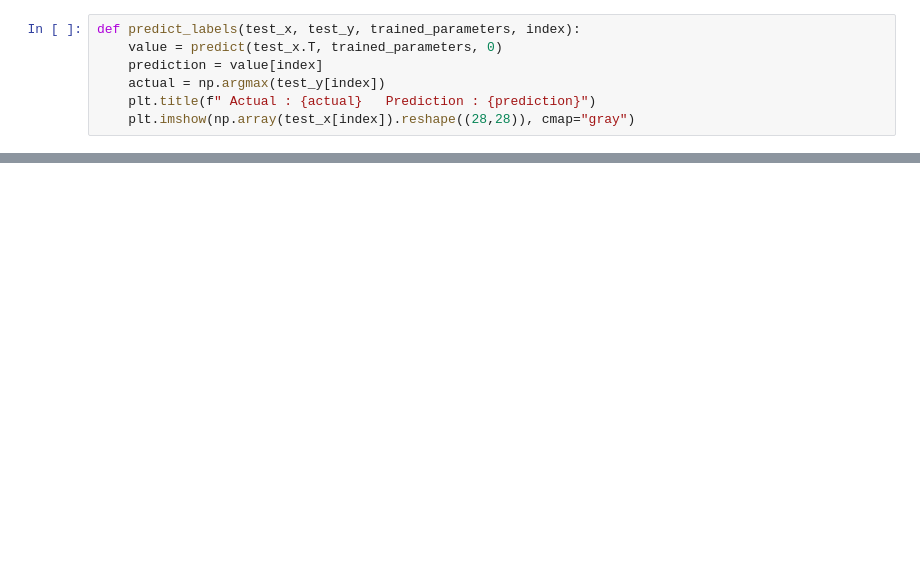
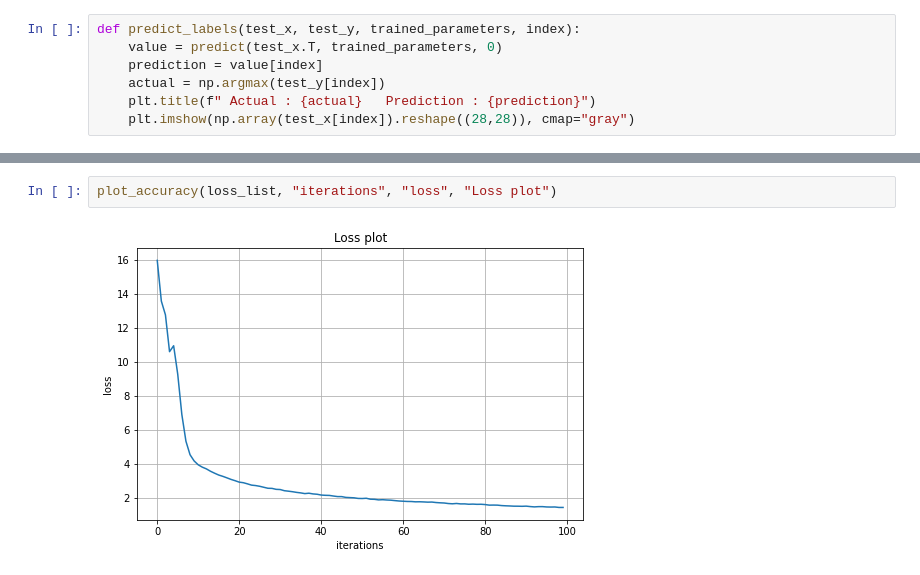
Before and after one commit to Kaustuv-Karki/Data-mining, a Jupyter notebook: NeuralNetwork/neural.ipynb, the cells around one changed output, grey strips where cells are left out. Saved outputs shown, nothing was run; the diff lists cells and outputs as text; blank space fills up the shorter version.

```diff
--- a/NeuralNetwork/neural.ipynb
+++ b/NeuralNetwork/neural.ipynb
@@ -366,3 +293,7 @@ plot_accuracy(validation_accuracy, "iterations", "accuracy", "Accuracy vs epoch
+# %%
+plot_accuracy(loss_list, "iterations", "loss", "Loss plot")
+# %% [output]
+[figure, added]
 # %%
 index = int(np.random.random() * test_x.shape[0])
 predict_labels(test_x, test_y, trained_parameters, index)
```
Also changed, not shown: parts of 12 cells of this notebook, 1 other file.
